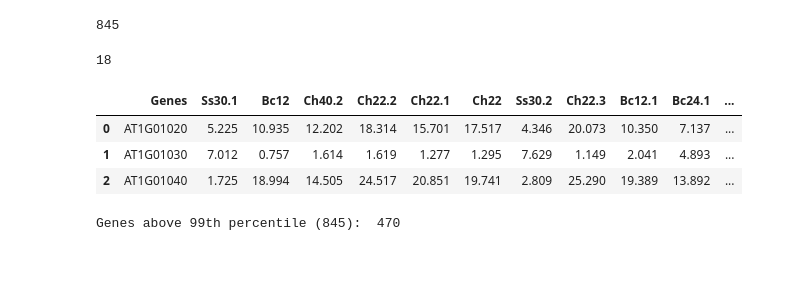
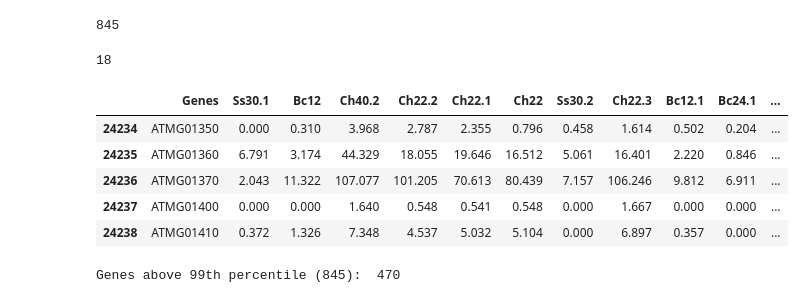
Before and after one commit to cyntsc/meta-analisis-athal, a Jupyter notebook: notebooks/3_Step3_TPM_standardization.ipynb, the cells around one changed output. Drawn from its saved outputs; the diff is of its cells as text; code cells hidden in the pictures; blank space fills up the shorter version.

```diff
--- a/notebooks/3_Step3_TPM_standardization.ipynb
+++ b/notebooks/3_Step3_TPM_standardization.ipynb
@@ -745,12 +725,14 @@ ilast_sample
 df1["High_TPM"] = df1.apply(lambda row: sum(row[1:ilast_sample] >= perc99) ,axis = 1)
 # %%
 df1.head(3)
-#df1.tail(5)
+df1.tail(5)
 # %% [output]
 |  | Genes | Ss30.1 | Bc12 | Ch40.2 | Ch22.2 | Ch22.1 | Ch22 | Ss30.2 | Ch22.3 | Bc12.1 | Bc24.1 | ... |
-| 0 | AT1G01020 | 5.225 | 10.935 | 12.202 | 18.314 | 15.701 | 17.517 | 4.346 | 20.073 | 10.350 | 7.137 | ... |
-| 1 | AT1G01030 | 7.012 | 0.757 | 1.614 | 1.619 | 1.277 | 1.295 | 7.629 | 1.149 | 2.041 | 4.893 | ... |
-| 2 | AT1G01040 | 1.725 | 18.994 | 14.505 | 24.517 | 20.851 | 19.741 | 2.809 | 25.290 | 19.389 | 13.892 | ... |
+| 24234 | ATMG01350 | 0.000 | 0.310 | 3.968 | 2.787 | 2.355 | 0.796 | 0.458 | 1.614 | 0.502 | 0.204 | ... |
+| 24235 | ATMG01360 | 6.791 | 3.174 | 44.329 | 18.055 | 19.646 | 16.512 | 5.061 | 16.401 | 2.220 | 0.846 | ... |
+| 24236 | ATMG01370 | 2.043 | 11.322 | 107.077 | 101.205 | 70.613 | 80.439 | 7.157 | 106.246 | 9.812 | 6.911 | ... |
+| 24237 | ATMG01400 | 0.000 | 0.000 | 1.640 | 0.548 | 0.541 | 0.548 | 0.000 | 1.667 | 0.000 | 0.000 | ... |
+| 24238 | ATMG01410 | 0.372 | 1.326 | 7.348 | 4.537 | 5.032 | 5.104 | 0.000 | 6.897 | 0.357 | 0.000 | ... |
 # %%
 # count the number of genes to be dropped
 b_High_TPM = df1['High_TPM'] >= 1
```
Also changed, not shown: parts of 24 cells of this notebook, 5 other files.
